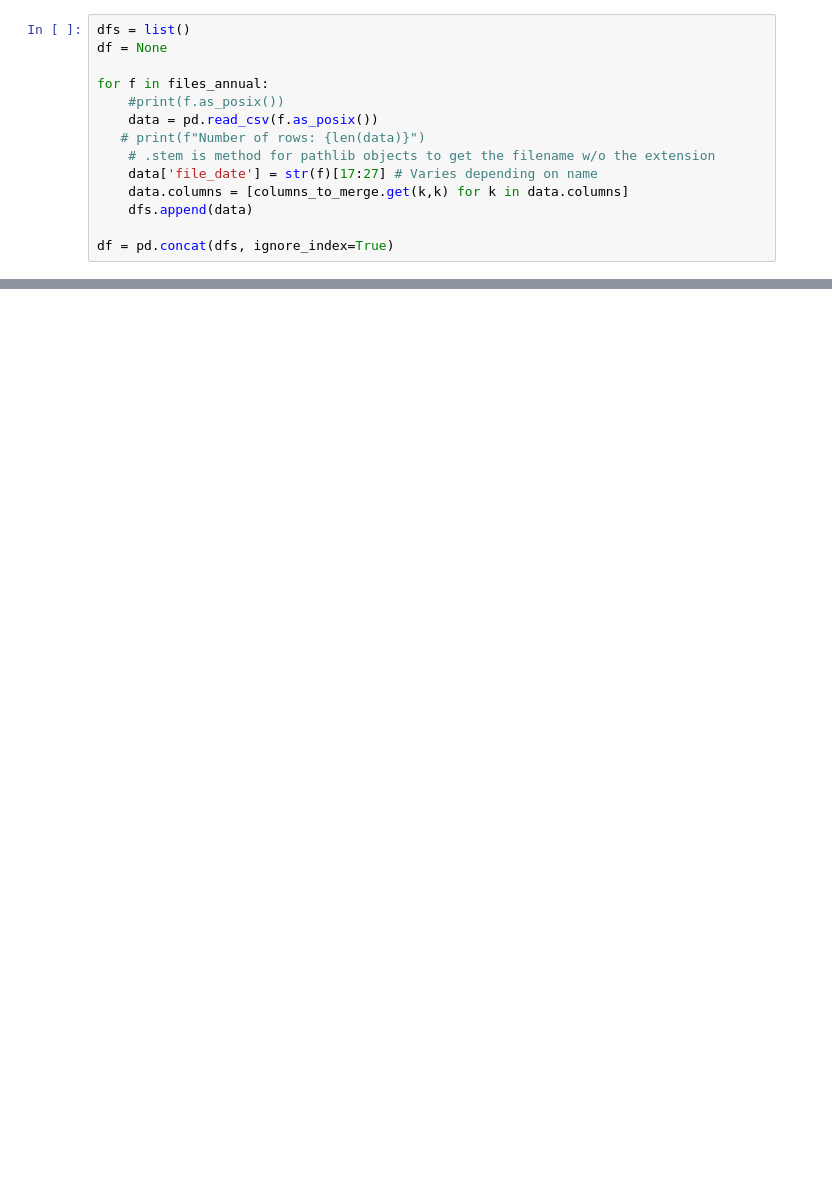
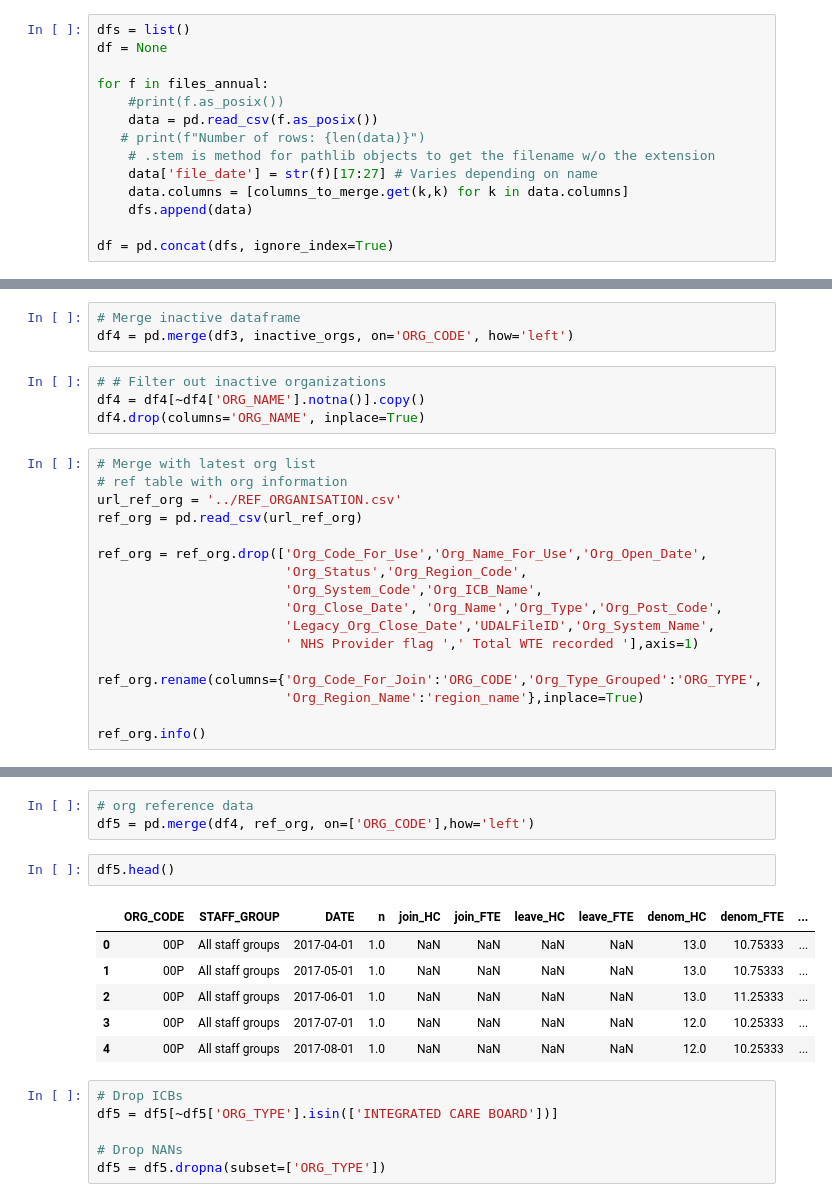
Before and after one commit to marierrogers/HSMAproject2023, a Jupyter notebook: 01_data/data_wrangling/4b-wrangle-turnover.ipynb, the cells around one changed output, grey strips where cells are left out. Drawn from its saved outputs; the diff is of its cells as text; blank space fills up the shorter version.

Commit message:
inactive orgs removed, model process update

```diff
--- a/01_data/data_wrangling/4b-wrangle-turnover.ipynb
+++ b/01_data/data_wrangling/4b-wrangle-turnover.ipynb
@@ -81,0 +147,24 @@ df3 = df3[df3['ORG_NAME'].str.contains("CCG|ICB")==False]
+# %%
+# Merge inactive dataframe
+df4 = pd.merge(df3, inactive_orgs, on='ORG_CODE', how='left')
+# %%
+# # Filter out inactive organizations
+df4 = df4[~df4['ORG_NAME'].notna()].copy()
+df4.drop(columns='ORG_NAME', inplace=True)
+# %%
+# Merge with latest org list
+# ref table with org information
+url_ref_org = '../REF_ORGANISATION.csv'
+ref_org = pd.read_csv(url_ref_org)
+
+ref_org = ref_org.drop(['Org_Code_For_Use','Org_Name_For_Use','Org_Open_Date',
+                        'Org_Status','Org_Region_Code',
+                        'Org_System_Code','Org_ICB_Name',
+                        'Org_Close_Date', 'Org_Name','Org_Type','Org_Post_Code',
+                        'Legacy_Org_Close_Date','UDALFileID','Org_System_Name',
+                        ' NHS Provider flag ',' Total WTE recorded '],axis=1)
+
+ref_org.rename(columns={'Org_Code_For_Join':'ORG_CODE','Org_Type_Grouped':'ORG_TYPE',
+                        'Org_Region_Name':'region_name'},inplace=True)
+
+ref_org.info()
@@ -81,0 +182,18 @@ df3 = df3[df3['ORG_NAME'].str.contains("CCG|ICB")==False]
+# %%
+# org reference data
+df5 = pd.merge(df4, ref_org, on=['ORG_CODE'],how='left')
+# %%
+df5.head()
+# %% [output]
+|  | ORG_CODE | STAFF_GROUP | DATE | n | join_HC | join_FTE | leave_HC | leave_FTE | denom_HC | denom_FTE | ... |
+| 0 | 00P | All staff groups | 2017-04-01 | 1.0 | NaN | NaN | NaN | NaN | 13.0 | 10.75333 | ... |
+| 1 | 00P | All staff groups | 2017-05-01 | 1.0 | NaN | NaN | NaN | NaN | 13.0 | 10.75333 | ... |
+| 2 | 00P | All staff groups | 2017-06-01 | 1.0 | NaN | NaN | NaN | NaN | 13.0 | 11.25333 | ... |
+| 3 | 00P | All staff groups | 2017-07-01 | 1.0 | NaN | NaN | NaN | NaN | 12.0 | 10.25333 | ... |
+| 4 | 00P | All staff groups | 2017-08-01 | 1.0 | NaN | NaN | NaN | NaN | 12.0 | 10.25333 | ... |
+# %%
+# Drop ICBs
+df5 = df5[~df5['ORG_TYPE'].isin(['INTEGRATED CARE BOARD'])]
+
+# Drop NANs
+df5 = df5.dropna(subset=['ORG_TYPE'])
```
Also changed, not shown: parts of 28 cells of this notebook, 6 other files.
